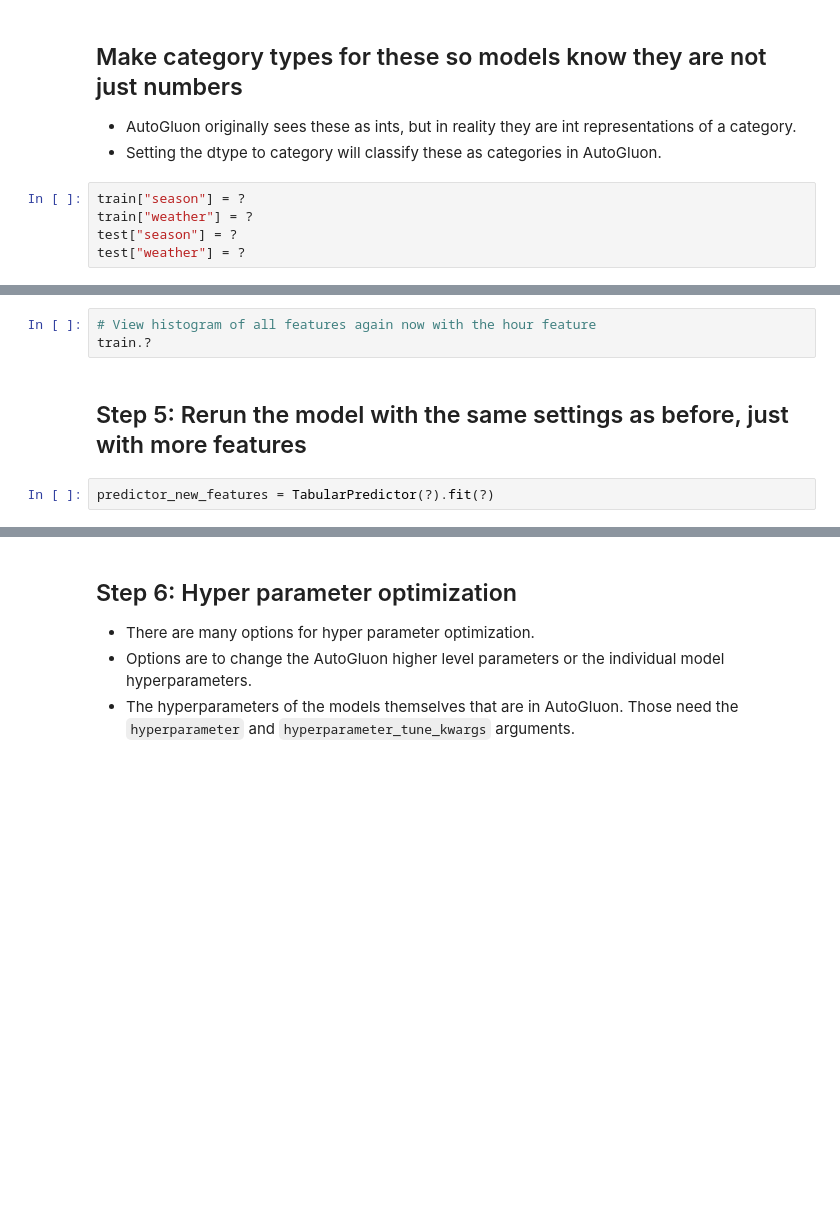
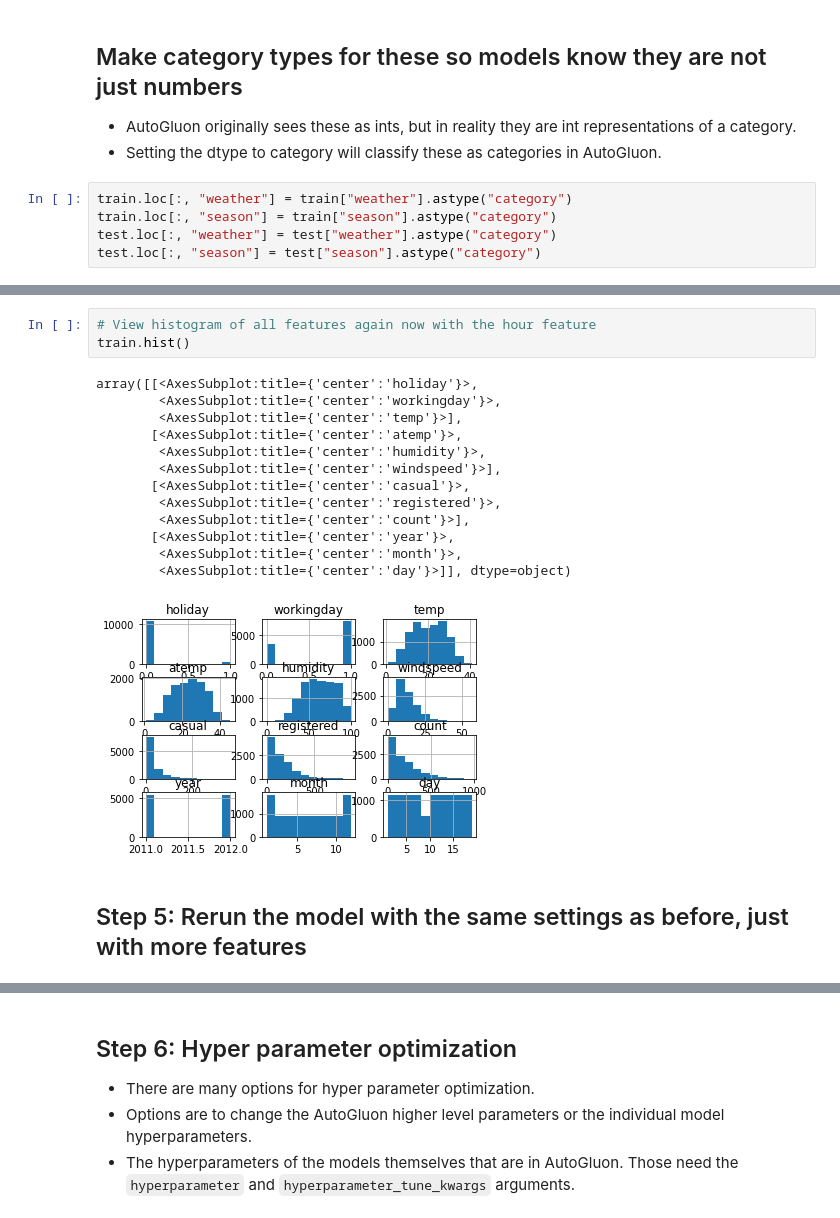
Before and after one commit to beauvilerobed/Predict-Bike-Sharing-Demand-with-AutoGluon, a Jupyter notebook: project-template.ipynb, the cells around one changed output, grey strips where cells are left out. Saved outputs shown, nothing was run; the diff lists cells and outputs as text; blank space fills up the shorter version.

```diff
--- a/project-template.ipynb
+++ b/project-template.ipynb
@@ -243,11 +243,11 @@ test["day"] = test.datetime.dt.day
 ## Make category types for these so models know they are not just numbers
 * AutoGluon originally sees these as ints, but in reality they are int representations of a category.
 * Setting the dtype to category will classify these as categories in AutoGluon.
-# %%
-train["season"] = ?
-train["weather"] = ?
-test["season"] = ?
-test["weather"] = ?
+# %%
+train.loc[:, "weather"] = train["weather"].astype("category")
+train.loc[:, "season"] = train["season"].astype("category")
+test.loc[:, "weather"] = test["weather"].astype("category")
+test.loc[:, "season"] = test["season"].astype("category")
 # %%
 # View are new feature
 train.head()
@@ -254,7 +261,19 @@ train.head()
 # %%
 # View histogram of all features again now with the hour feature
-train.?
+train.hist()
+# %% [output]
+array([[<AxesSubplot:title={'center':'holiday'}>,
+        <AxesSubplot:title={'center':'workingday'}>,
+        <AxesSubplot:title={'center':'temp'}>],
+       [<AxesSubplot:title={'center':'atemp'}>,
+        <AxesSubplot:title={'center':'humidity'}>,
+        <AxesSubplot:title={'center':'windspeed'}>],
+       [<AxesSubplot:title={'center':'casual'}>,
+        <AxesSubplot:title={'center':'registered'}>,
+        <AxesSubplot:title={'center':'count'}>],
+       [<AxesSubplot:title={'center':'year'}>,
+        <AxesSubplot:title={'center':'month'}>,
+        <AxesSubplot:title={'center':'day'}>]], dtype=object)
+[figure, added]
 # %% [markdown]
 ## Step 5: Rerun the model with the same settings as before, just with more features
-# %%
-predictor_new_features = TabularPredictor(?).fit(?)
```
Also changed, not shown: parts of 8 cells of this notebook, 1 other file.
